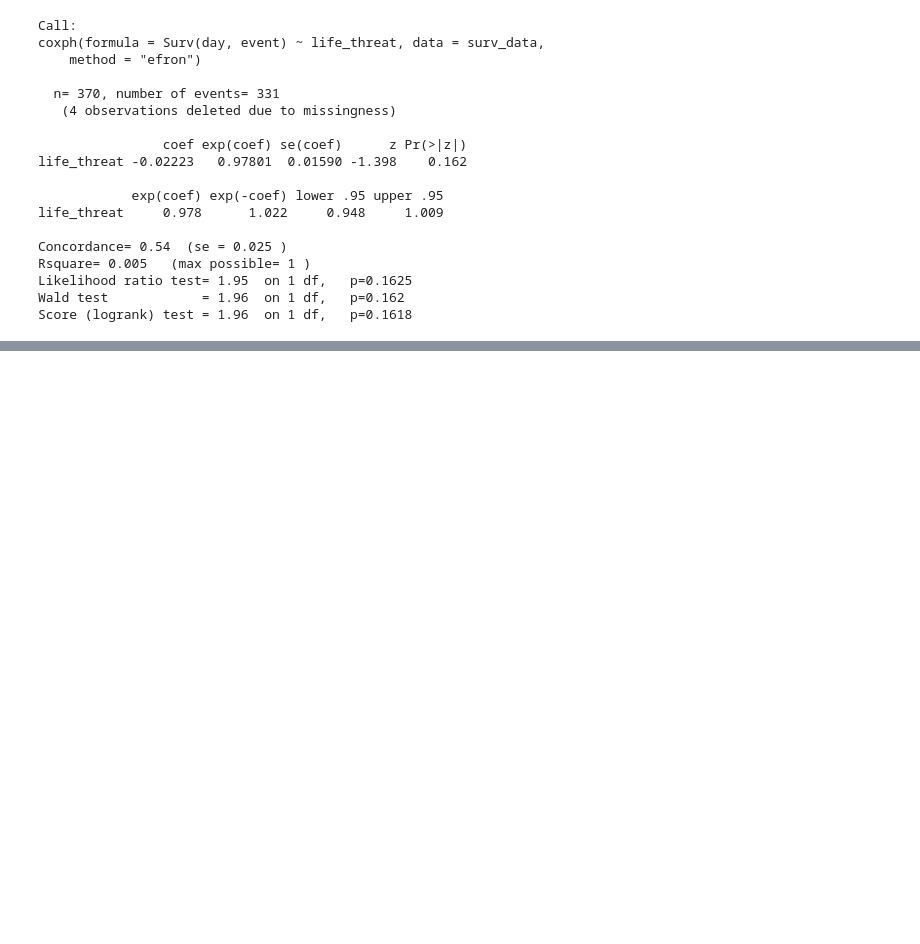
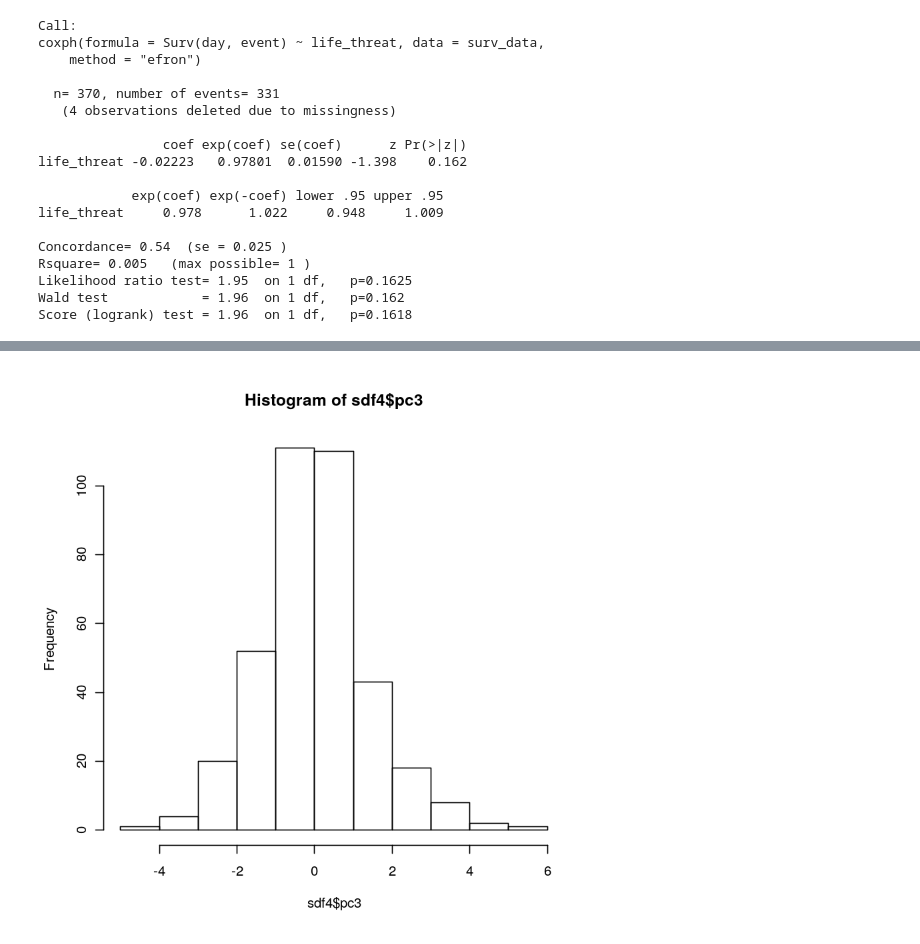
Before and after one commit to equinn1/Smoking_Cessation, a Jupyter notebook: notebooks/cox_regression1.ipynb, the cells around one changed output, grey strips where cells are left out. Saved outputs shown, nothing was run; the diff lists cells and outputs as text; code cells hidden in the pictures; blank space fills up the shorter version.

```diff
--- a/notebooks/cox_regression1.ipynb
+++ b/notebooks/cox_regression1.ipynb
@@ -278,0 +433,4 @@ Score (logrank) test = 1.96  on 1 df,   p=0.1618
+# %%
+hist(sdf4$pc3)
+# %% [output]
+[figure, added]
```
Also changed, not shown: parts of 20 cells of this notebook, 2 other files.
